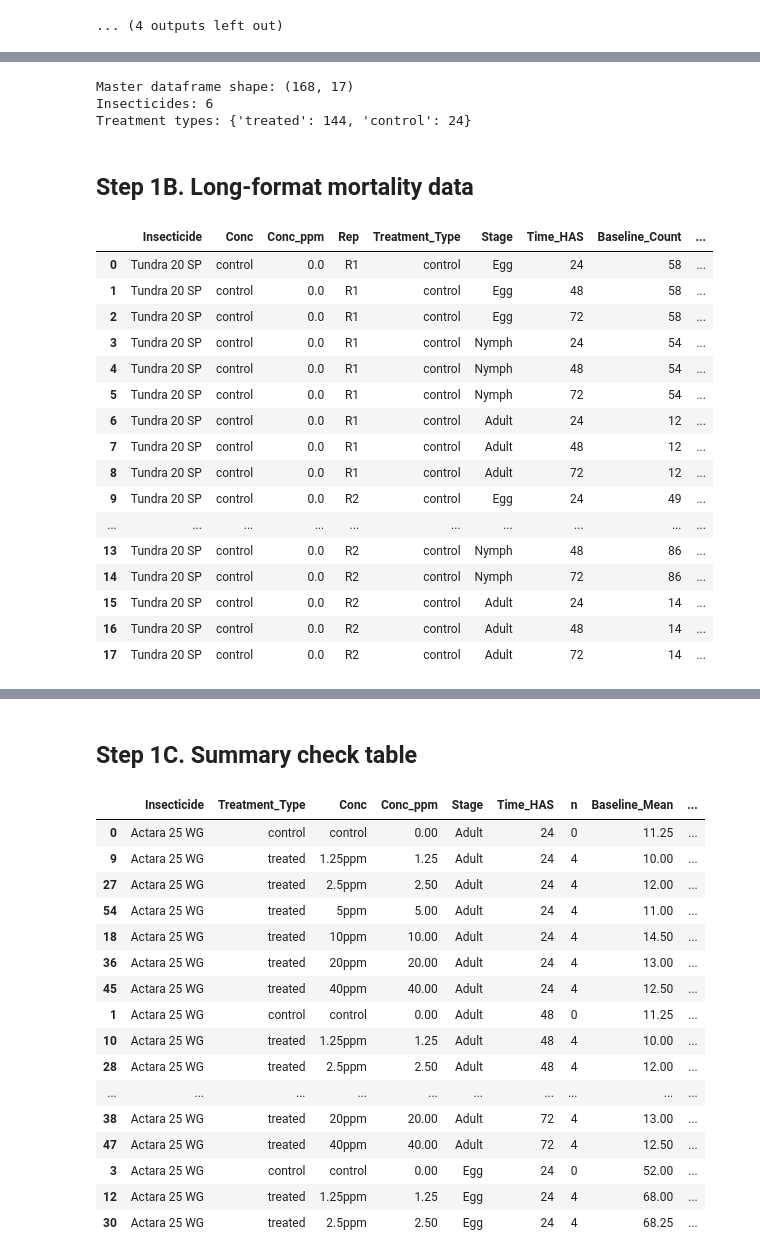
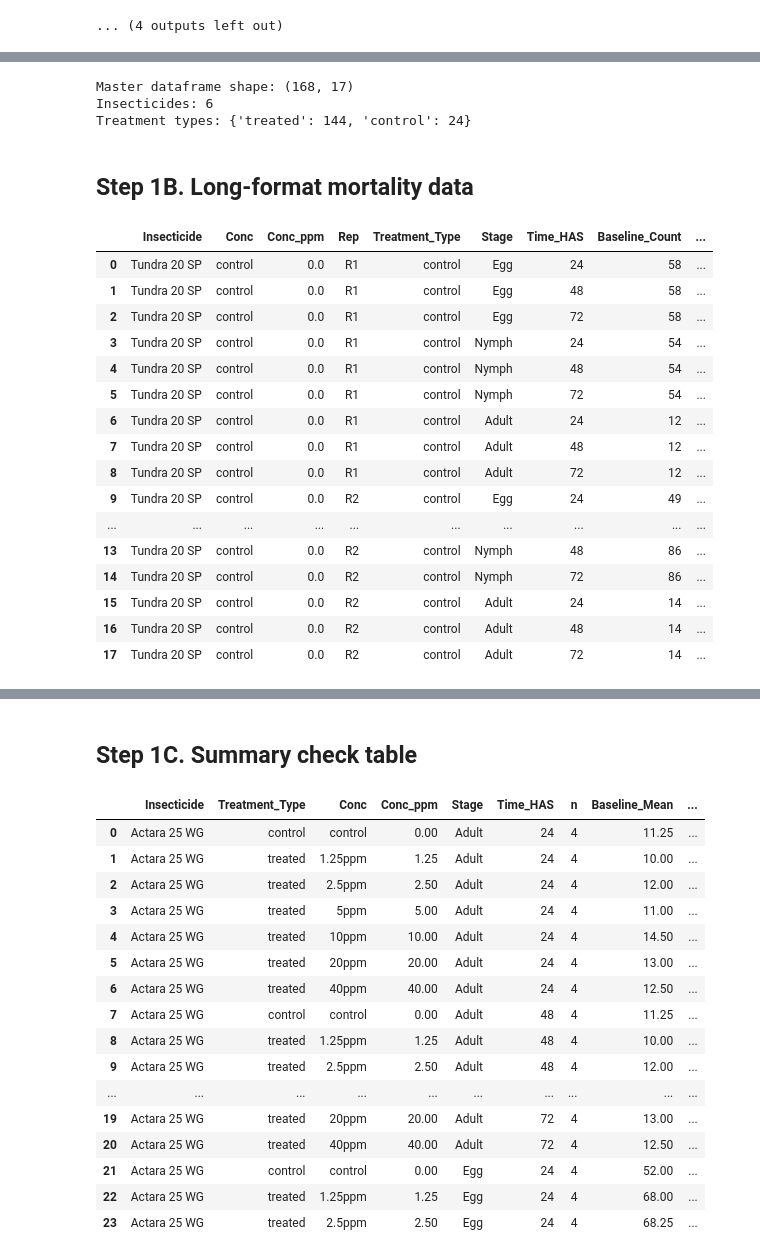
Before and after one commit to hemel5612-lgtm/Aleurodicus-rugioperculatus, a Jupyter notebook: Aleurodicus_rugioperculatus.ipynb, the cells around one changed output, grey strips where cells are left out. Cells and saved outputs as stored; diff of their text form; code cells hidden in the pictures.

```diff
--- a/Aleurodicus_rugioperculatus.ipynb
+++ b/Aleurodicus_rugioperculatus.ipynb
@@ -802,7 +802,7 @@ Candidate Excel files found:
 # STEP 1 — Merge all sheets and compute raw + Abbott mortality
 # Exports:
 #   - XLSX tables to analysis_outputs/step_01/
-#   - optional notes txt to analysis_outputs/step_01/
+#   - notes txt to analysis_outputs/step_01/
 # ============================================================
 
 import numpy as np
@@ -823,9 +823,11 @@ master_parts = []
 for raw_sheet_name in xlsx.sheet_names:
     df = pd.read_excel(TARGET_XLSX, sheet_name=raw_sheet_name).copy()
 
-    # Standardize concentration column
+    # Standardize treatment information
     df["Conc"] = df["Conc"].astype(str).str.strip()
-    df["Treatment_Type"] = df["Conc"].str.lower().eq("control").map({True: "control", False: "treated"})
+    df["Treatment_Type"] = df["Conc"].str.lower().eq("control").map(
+        {True: "control", False: "treated"}
+    )
     df["Conc_ppm"] = df["Conc"].apply(extract_concentration_numeric)
     df["Insecticide"] = normalize_sheet_name(raw_sheet_name)
 
@@ -841,7 +843,7 @@ print("Insecticides:", master_df["Insecticide"].nunique())
 print("Treatment types:", master_df["Treatment_Type"].value_counts().to_dict())
 
 # -----------------------------
-# 1.3 Convert to long format
+# 1.3 Convert wide data to long format
 # -----------------------------
 long_rows = []
 
@@ -851,7 +853,11 @@ for _, row in master_df.iterrows():
 
         for tp in TIMEPOINTS:
             observed = row[f"{tp}_{stage}"]
-            raw_mortality = np.nan if pd.isna(baseline) or baseline == 0 else ((baseline - observed) / baseline) * 100
+
+            if pd.isna(baseline) or baseline == 0:
+                raw_mortality = np.nan
+            else:
+                raw_mortality = ((baseline - observed) / baseline) * 100
 
             long_rows.append({
                 "Insecticide": row["Insecticide"],
@@ -870,6 +876,8 @@ long_df = pd.DataFrame(long_rows)
 
 display(Markdown("## Step 1B. Long-format mortality data"))
 display(long_df.head(18))
+
+print("Long dataframe shape:", long_df.shape)
 
 # -----------------------------
 # 1.4 Compute control mortality means
@@ -896,17 +904,24 @@ def abbott_corrected(t, c):
     if (100 - c) == 0:
         return np.nan
     value = ((t - c) / (100 - c)) * 100
-    # Keep within sensible bounds for reporting
     return max(0, min(100, value))
 
-long_df["Abbott_Corrected_Mortality_pct"] = long_df.apply(
-    lambda r: abbott_corrected(r["Raw_Mortality_pct"], r["Control_Mortality_Mean_pct"])
-    if r["Treatment_Type"] == "treated" else np.nan,
-    axis=1
+long_df["Abbott_Corrected_Mortality_pct"] = np.where(
+    long_df["Treatment_Type"].eq("treated"),
+    long_df.apply(
+        lambda r: abbott_corrected(
+            r["Raw_Mortality_pct"],
+            r["Control_Mortality_Mean_pct"]
+        ),
+        axis=1
+    ),
+    np.nan
 )
 
 # -----------------------------
 # 1.5 Create summary table for checking
+# FIXED:
+# n now counts replicates, so controls also show n = 4
 # -----------------------------
 step1_summary = (
     long_df.groupby(
@@ -914,23 +929,42 @@ step1_summary = (
         as_index=False
     )
     .agg(
-        n=("Abbott_Corrected_Mortality_pct", "count"),
+        n=("Rep", "count"),
         Baseline_Mean=("Baseline_Count", "mean"),
         Observed_Mean=("Observed_Count", "mean"),
         Raw_Mortality_Mean_pct=("Raw_Mortality_pct", "mean"),
-        Raw_Mortality_SE_pct=("Raw_Mortality_pct", lambda x: x.std(ddof=1) / np.sqrt(x.count()) if x.count() > 1 else np.nan),
+        Raw_Mortality_SE_pct=(
+            "Raw_Mortality_pct",
+            lambda x: x.std(ddof=1) / np.sqrt(x.count()) if x.count() > 1 else np.nan
+        ),
         Control_Mortality_Mean_pct=("Control_Mortality_Mean_pct", "mean"),
         Abbott_Mean_pct=("Abbott_Corrected_Mortality_pct", "mean"),
-        Abbott_SE_pct=("Abbott_Corrected_Mortality_pct", lambda x: x.std(ddof=1) / np.sqrt(x.count()) if x.count() > 1 else np.nan),
+        Abbott_SE_pct=(
+            "Abbott_Corrected_Mortality_pct",
+            lambda x: x.std(ddof=1) / np.sqrt(x.count()) if x.count() > 1 else np.nan
+        ),
     )
     .sort_values(["Insecticide", "Stage", "Time_HAS", "Treatment_Type", "Conc_ppm"])
+    .reset_index(drop=True)
 )
 
 display(Markdown("## Step 1C. Summary check table"))
 display(step1_summary.head(24))
 
 # -----------------------------
-# 1.6 Export Step 1 outputs to repo
+# 1.6 Quick validation checks
+# -----------------------------
+print("\nValidation checks:")
+print("- Unique insecticides:", master_df['Insecticide'].nunique())
+print("- Expected master rows = 6 sheets x 28 rows = 168")
+print("- Actual master rows  =", len(master_df))
+print("- Expected long rows  = 168 x 3 stages x 3 times = 1512")
+print("- Actual long rows    =", len(long_df))
+print("- Control n values    =", sorted(step1_summary.loc[step1_summary['Treatment_Type'] == 'control', 'n'].unique().tolist()))
+print("- Treated n values    =", sorted(step1_summary.loc[step1_summary['Treatment_Type'] == 'treated', 'n'].unique().tolist()))
+
+# -----------------------------
+# 1.7 Export Step 1 outputs to repo
 # -----------------------------
 save_df_to_repo(master_df, step_number=1, filename="Table_01_Master_Merged_Data.xlsx", index=False)
 save_df_to_repo(long_df, step_number=1, filename="Table_02_Long_Mortality_Data.xlsx", index=False)
@@ -943,6 +977,7 @@ save_text_to_repo(
         "Merged all six insecticide sheets.\n"
         "Converted wide data to long format.\n"
         "Computed raw mortality and Abbott-corrected mortality.\n"
+        "Corrected summary table replicate count so both control and treated groups show n = 4.\n"
         "Ready for Step 2 assumption checks and nonparametric group comparisons.\n"
     ),
     step_number=1,
@@ -950,7 +985,7 @@ save_text_to_repo(
 )
 
 # -----------------------------
-# 1.7 Push Step 1 to GitHub
+# 1.8 Push Step 1 to GitHub
 # -----------------------------
 step1_git_result = git_commit_push(
     "Step 1: merge sheets and compute Abbott-corrected mortality",
@@ -1001,18 +1037,18 @@ Treatment types: {'treated': 144, 'control': 24}
 ## Step 1C. Summary check table
 |  | Insecticide | Treatment_Type | Conc | Conc_ppm | Stage | Time_HAS | n | Baseline_Mean | ... |
-| 0 | Actara 25 WG | control | control | 0.00 | Adult | 24 | 0 | 11.25 | ... |
-| 9 | Actara 25 WG | treated | 1.25ppm | 1.25 | Adult | 24 | 4 | 10.00 | ... |
-| 27 | Actara 25 WG | treated | 2.5ppm | 2.50 | Adult | 24 | 4 | 12.00 | ... |
-| 54 | Actara 25 WG | treated | 5ppm | 5.00 | Adult | 24 | 4 | 11.00 | ... |
-| 18 | Actara 25 WG | treated | 10ppm | 10.00 | Adult | 24 | 4 | 14.50 | ... |
-| 36 | Actara 25 WG | treated | 20ppm | 20.00 | Adult | 24 | 4 | 13.00 | ... |
-| 45 | Actara 25 WG | treated | 40ppm | 40.00 | Adult | 24 | 4 | 12.50 | ... |
-| 1 | Actara 25 WG | control | control | 0.00 | Adult | 48 | 0 | 11.25 | ... |
-| 10 | Actara 25 WG | treated | 1.25ppm | 1.25 | Adult | 48 | 4 | 10.00 | ... |
-| 28 | Actara 25 WG | treated | 2.5ppm | 2.50 | Adult | 48 | 4 | 12.00 | ... |
+| 0 | Actara 25 WG | control | control | 0.00 | Adult | 24 | 4 | 11.25 | ... |
+| 1 | Actara 25 WG | treated | 1.25ppm | 1.25 | Adult | 24 | 4 | 10.00 | ... |
+| 2 | Actara 25 WG | treated | 2.5ppm | 2.50 | Adult | 24 | 4 | 12.00 | ... |
+| 3 | Actara 25 WG | treated | 5ppm | 5.00 | Adult | 24 | 4 | 11.00 | ... |
+| 4 | Actara 25 WG | treated | 10ppm | 10.00 | Adult | 24 | 4 | 14.50 | ... |
+| 5 | Actara 25 WG | treated | 20ppm | 20.00 | Adult | 24 | 4 | 13.00 | ... |
+| 6 | Actara 25 WG | treated | 40ppm | 40.00 | Adult | 24 | 4 | 12.50 | ... |
+| 7 | Actara 25 WG | control | control | 0.00 | Adult | 48 | 4 | 11.25 | ... |
+| 8 | Actara 25 WG | treated | 1.25ppm | 1.25 | Adult | 48 | 4 | 10.00 | ... |
+| 9 | Actara 25 WG | treated | 2.5ppm | 2.50 | Adult | 48 | 4 | 12.00 | ... |
 | ... | ... | ... | ... | ... | ... | ... | ... | ... | ... |
-| 38 | Actara 25 WG | treated | 20ppm | 20.00 | Adult | 72 | 4 | 13.00 | ... |
-| 47 | Actara 25 WG | treated | 40ppm | 40.00 | Adult | 72 | 4 | 12.50 | ... |
-| 3 | Actara 25 WG | control | control | 0.00 | Egg | 24 | 0 | 52.00 | ... |
-| 12 | Actara 25 WG | treated | 1.25ppm | 1.25 | Egg | 24 | 4 | 68.00 | ... |
-| 30 | Actara 25 WG | treated | 2.5ppm | 2.50 | Egg | 24 | 4 | 68.25 | ... |
+| 19 | Actara 25 WG | treated | 20ppm | 20.00 | Adult | 72 | 4 | 13.00 | ... |
+| 20 | Actara 25 WG | treated | 40ppm | 40.00 | Adult | 72 | 4 | 12.50 | ... |
+| 21 | Actara 25 WG | control | control | 0.00 | Egg | 24 | 4 | 52.00 | ... |
+| 22 | Actara 25 WG | treated | 1.25ppm | 1.25 | Egg | 24 | 4 | 68.00 | ... |
+| 23 | Actara 25 WG | treated | 2.5ppm | 2.50 | Egg | 24 | 4 | 68.25 | ... |
```
Also changed, not shown: parts of 1 cell of this notebook.
